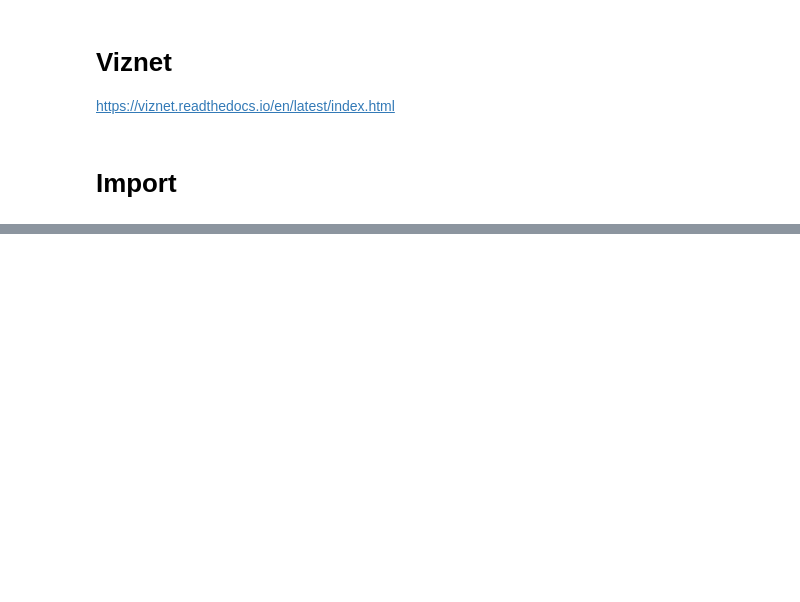
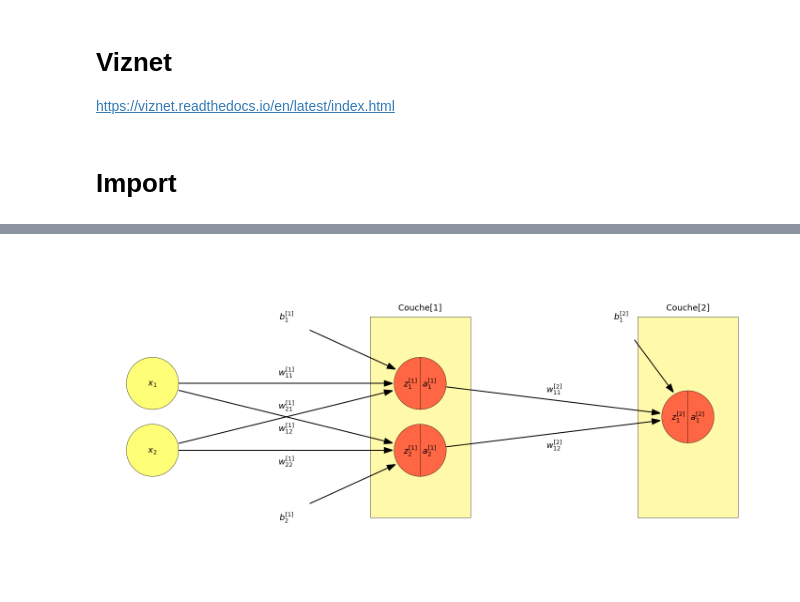
Before and after one commit to PerrinThibaud/neural_networks, a Jupyter notebook: Viznet/viznet.ipynb, the cells around one changed output, grey strips where cells are left out. Saved outputs shown, nothing was run; the diff lists cells and outputs as text; code cells hidden in the pictures; blank space fills up the shorter version.

```diff
--- a/Viznet/viznet.ipynb
+++ b/Viznet/viznet.ipynb
@@ -30,0 +94,63 @@ plt.tight_layout()
+# %%
+plt.axis("equal")
+plt.axis("off")
+# with DynamicShow(filename='./test.png', dpi=300, fps=1) as d:
+pipe = NodeBrush('qc.end', size='large')
+mpo = NodeBrush('tn.mpo', size='normal', color='#fffaaa')
+brushInv = NodeBrush('invisible', size='large')
+brushIn = NodeBrush('nn.input', size='large')
+brushHide = NodeBrush('nn.hidden', size='large')
+brushOut = NodeBrush('nn.output', size='large')
+
+mpo.size = (.75, 1.5)
+mpo1 = mpo >> (5, 1.5)
+mpo2 = mpo >> (9, 1.5)
+node1 = brushIn >> (1,2)  # paint a node at (x=1, y=0)
+node2 = brushIn >> (1,1)
+node3 = brushOut >> (5,2)
+pipe >> (5,2)
+node4 = brushOut >> (5,1)
+pipe >> (5,1)
+node5 = brushOut >> (9,1.5)
+pipe >> (9,1.5)
+b1 = brushInv >> (3, 3)
+b2 = brushInv >> (3, 0)
+b12 = brushInv >> (8, 3)
+
+edge = EdgeBrush('->', lw=2)
+w11 = edge >> (node1, node3)  # connect two nodes
+w21 = edge >> (node1, node4)  # connect two nodes
+w12 = edge >> (node2, node3)
+w22 = edge >> (node2, node4)
+w112 = edge >> (node3, node5)
+w122 = edge >> (node4, node5)
+edge >> (b1, node3)
+edge >> (b2, node4)
+edge >> (b12, node5)
+
+# node text
+node1.text('$x_1$', 'center', fontsize=18)  # add text to node1
+node2.text('$x_2$', 'center', fontsize=18)
+node3.text('$z^{[1]}_1$  $a^{[1]}_1$', 'center', fontsize=18)
+node4.text('$z^{[1]}_2$  $a^{[1]}_2$', 'center', fontsize=18)
+node5.text('$z^{[2]}_1$  $a^{[2]}_1$', 'center', fontsize=18)
+
+b1.text('$b^{[1]}_1$', 'center', fontsize=18)
+b2.text('$b^{[1]}_2$', 'center', fontsize=18)
+b12.text('$b^{[2]}_1$', 'center', fontsize=18)
+
+mpo1.text('Couche[1]', 'top', fontsize=18)
+mpo2.text('Couche[2]', 'top', fontsize=18)
+
+# edge text
+w11.text('$w^{[1]}_{11}$', 'top', fontsize=18)
+w21.text('$w^{[1]}_{21}$', 'top', fontsize=18)
+w12.text('$w^{[1]}_{12}$', 'bottom', fontsize=18)
+w22.text('$w^{[1]}_{22}$', 'bottom', fontsize=18)
+w112.text('$w^{[2]}_{11}$', 'top', fontsize=18)
+w122.text('$w^{[2]}_{12}$', 'bottom', fontsize=18)
+plt.rcParams["figure.figsize"] = (20,10)
+# plt.savefig('./FeedForward2C.png', dpi=300, transparent=True)
+plt.tight_layout()
+# %% [output]
+[figure, added]
```
Also changed, not shown: parts of 6 cells of this notebook, 4 other files.
